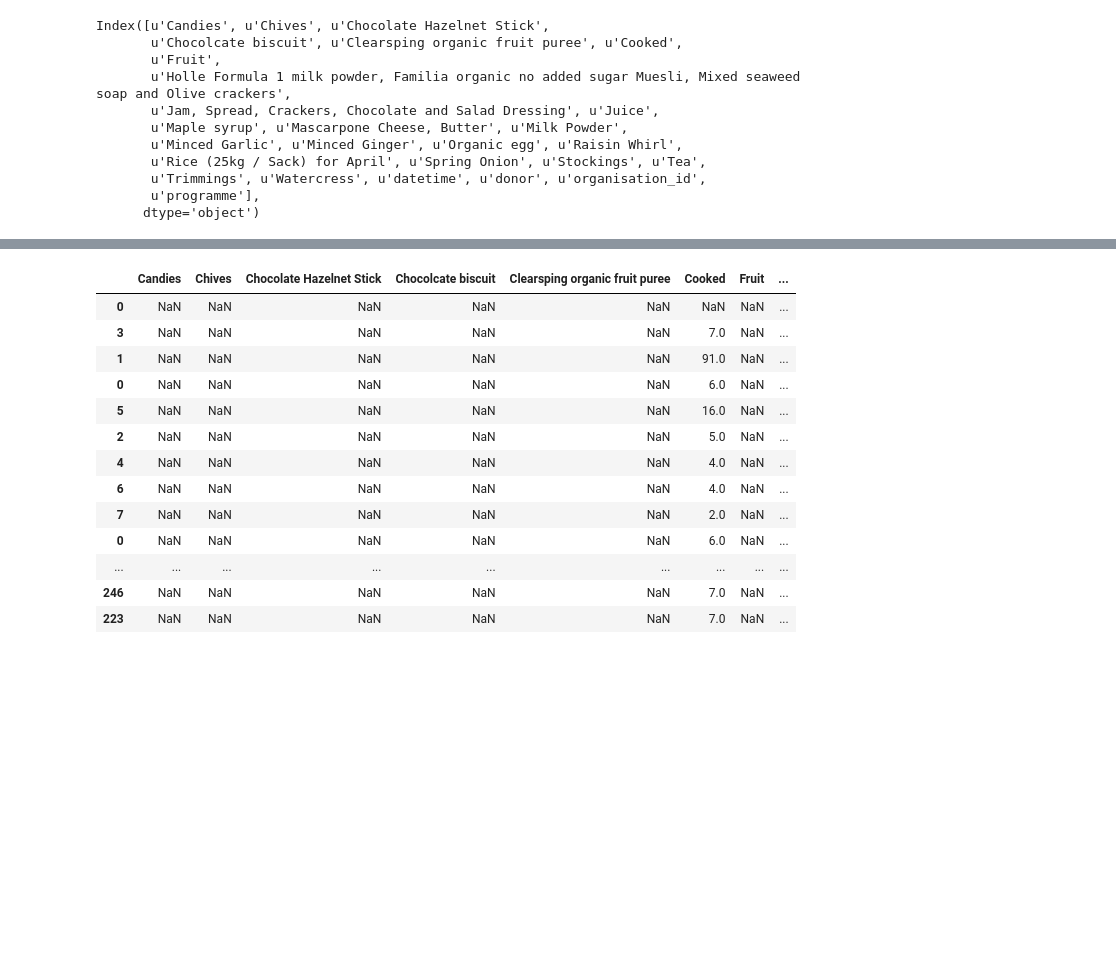
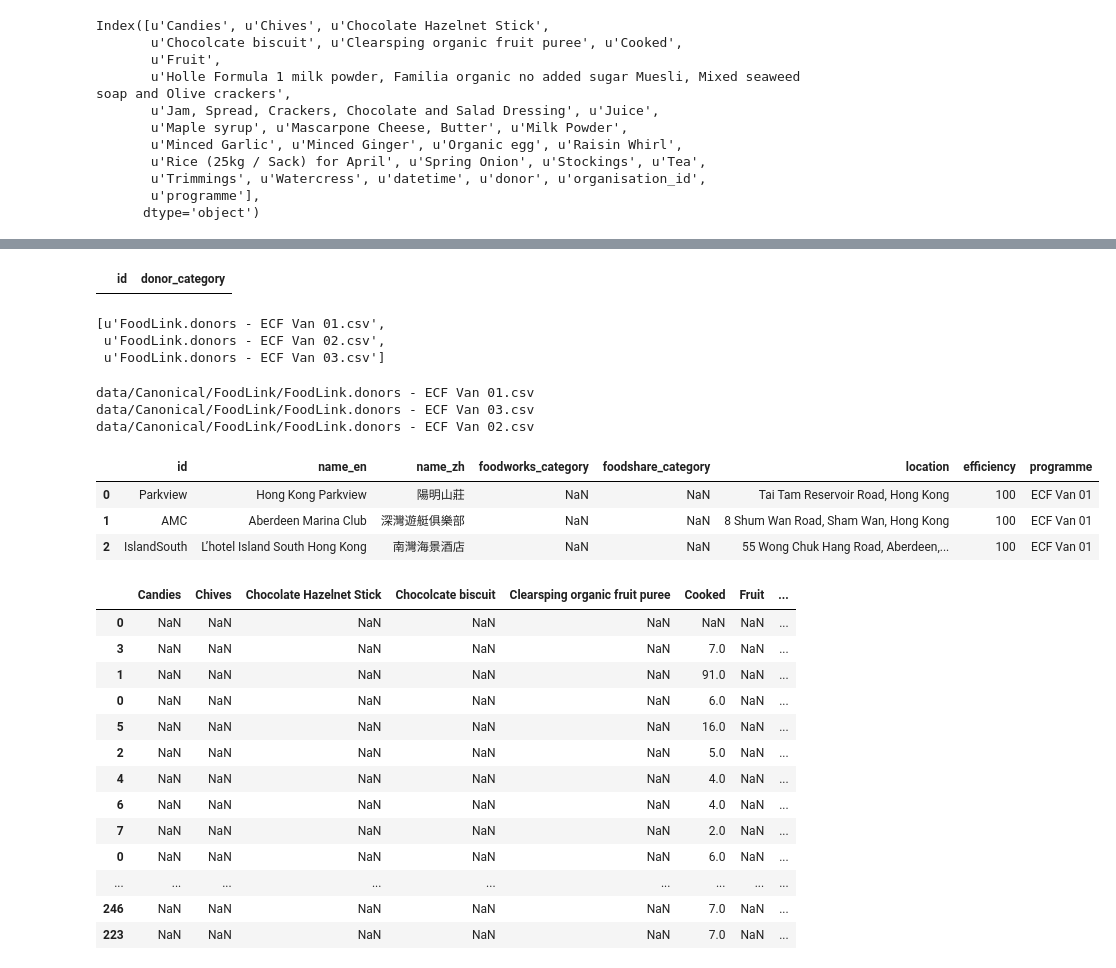
Before and after one commit to drostehk/foodworks, a Jupyter notebook: explore.ipynb, the cells around one changed output, grey strips where cells are left out. Drawn from its saved outputs; the diff is of its cells as text; code cells hidden in the pictures; blank space fills up the shorter version.

Commit message:
donor  clean

```diff
--- a/explore.ipynb
+++ b/explore.ipynb
@@ -57 +59,5 @@ df
 862 rows × 27 columns
+# %%
+report.map_donors_to_dataframe(fns)
+# %% [output]
+|  | id | donor_category |
@@ -58,3 +68,34 @@ df
+# %%
+is_selected = lambda fn : any(map(lambda p: p in fn, report.programmes))
+
+donor_fns = [fn for fn in fns if 'donors' in fn and is_selected(fn)]
+# %%
+donor_fns
+# %% [output]
+[u'FoodLink.donors - ECF Van 01.csv',
+ u'FoodLink.donors - ECF Van 02.csv',
+ u'FoodLink.donors - ECF Van 03.csv']
+# %%
+dfs = []
+# %%
+for programme in report.programmes:
+    print(report.base_path() + next((fn for fn in donor_fns if programme in fn), None))
+    path = report.base_path() + next((fn for fn in donor_fns if programme in fn), None)
+    df = pd.read_csv(path, encoding='utf_8')
+    df['programme'] = programme
+    df.drop_duplicates(inplace=True)
+    dfs.append(df)
+# %% [output]
+data/Canonical/FoodLink/FoodLink.donors - ECF Van 01.csv
+data/Canonical/FoodLink/FoodLink.donors - ECF Van 03.csv
+data/Canonical/FoodLink/FoodLink.donors - ECF Van 02.csv
+# %%
+dfs[0].columns
+# %% [output]
+|  | id | name_en | name_zh | foodworks_category | foodshare_category | location | efficiency | programme |
+| 0 | Parkview | Hong Kong Parkview | 陽明山莊 | NaN | NaN | Tai Tam Reservoir Road, Hong Kong | 100 | ECF Van 01 |
+| 1 | AMC | Aberdeen Marina Club | 深灣遊艇俱樂部 | NaN | NaN | 8 Shum Wan Road, Sham Wan, Hong Kong | 100 | ECF Van 01 |
+| 2 | IslandSouth | L’hotel Island South Hong Kong | 南灣海景酒店 | NaN | NaN | 55 Wong Chuk Hang Road, Aberdeen,... | 100 | ECF Van 01 |
 # %%
 df
 # %% [output]
```
Also changed, not shown: parts of 4 cells of this notebook, 1 other file.
